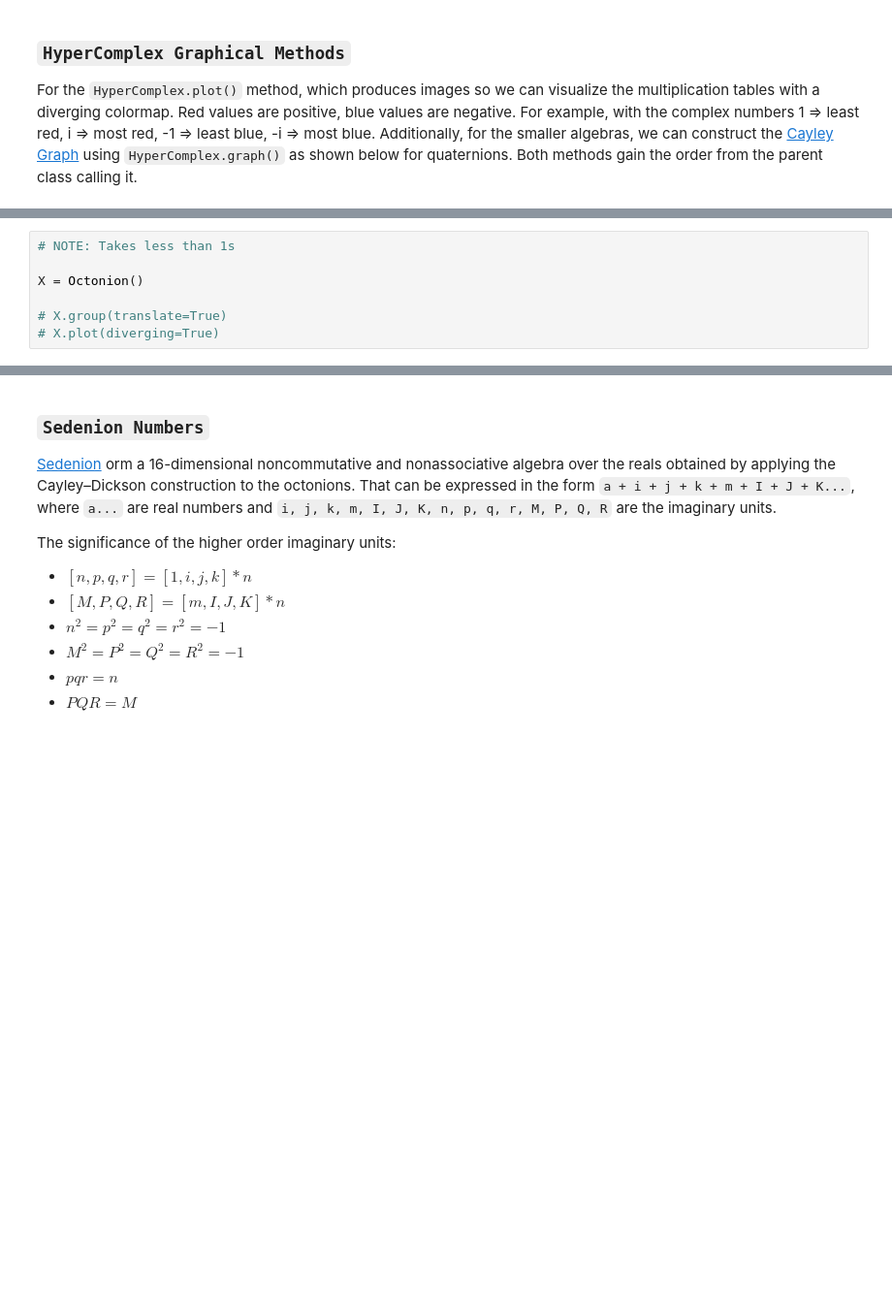
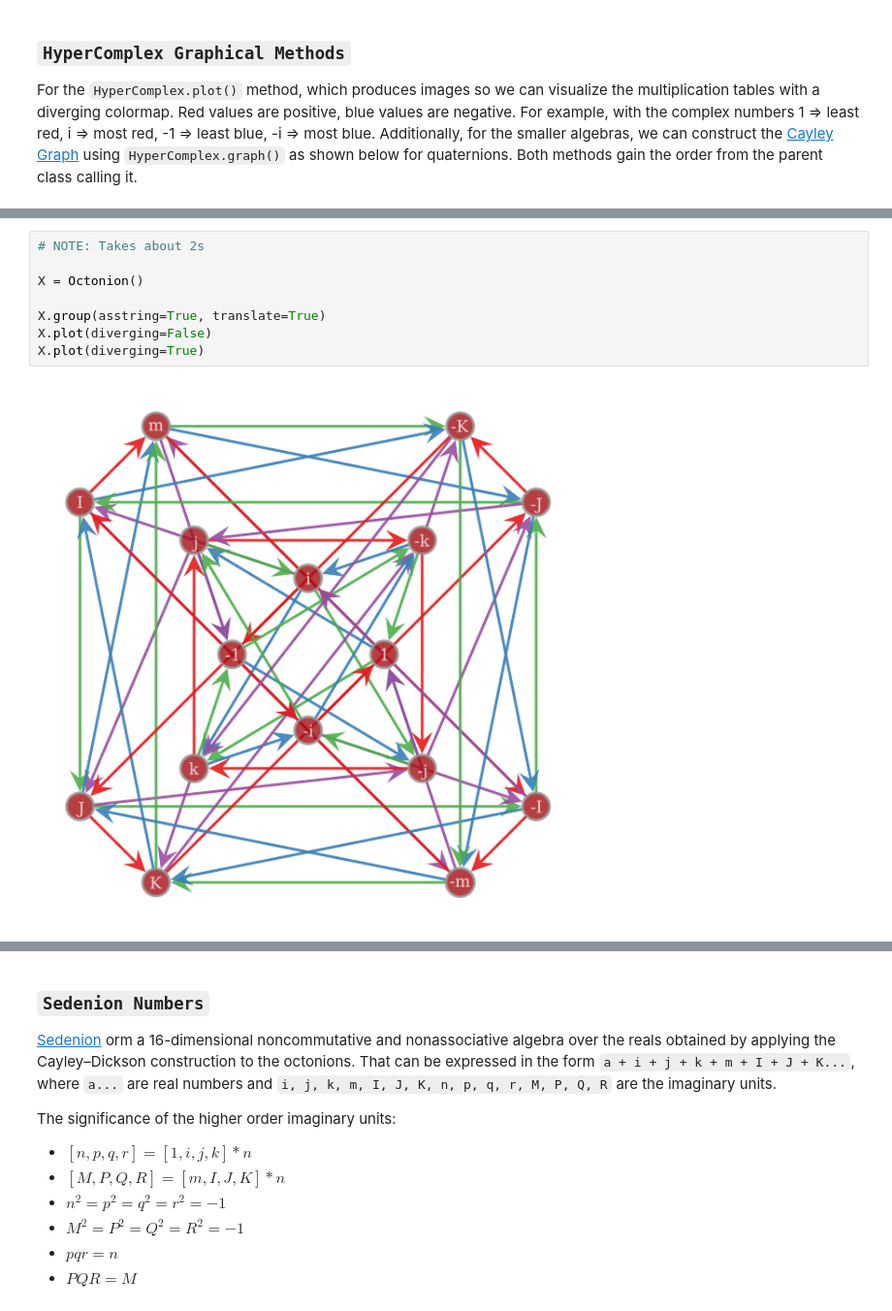
Before and after one commit to tallenglish/HyperComplex, a Jupyter notebook: hypercomplex.ipynb, the cells around one changed output, grey strips where cells are left out. Shown at 97% size. Drawn from its saved outputs; the diff is of its cells as text; blank space fills up the shorter version.

```diff
--- a/hypercomplex.ipynb
+++ b/hypercomplex.ipynb
@@ -142,7 +231,10 @@ The Cayley graph is hard project into two-dimensions, there overlapping edges al
 # %%
-# NOTE: Takes less than 1s
+# NOTE: Takes about 2s
 
 X = Octonion()
 
-# X.group(translate=True)
-# X.plot(diverging=True)
+X.group(asstring=True, translate=True)
+X.plot(diverging=False)
+X.plot(diverging=True)
+# %% [output]
+[figure, added]
```
Also changed, not shown: parts of 30 cells of this notebook, 24 other files.
